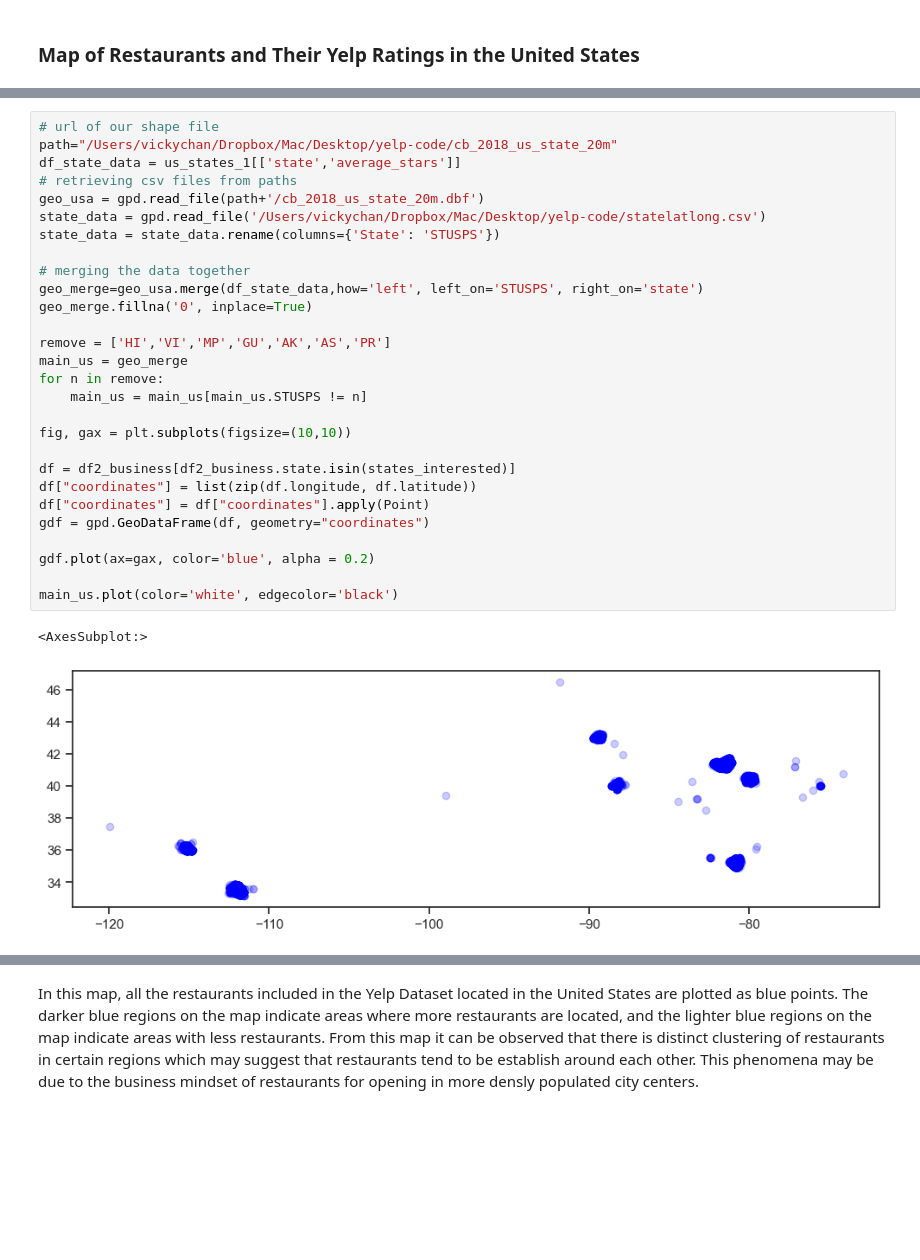
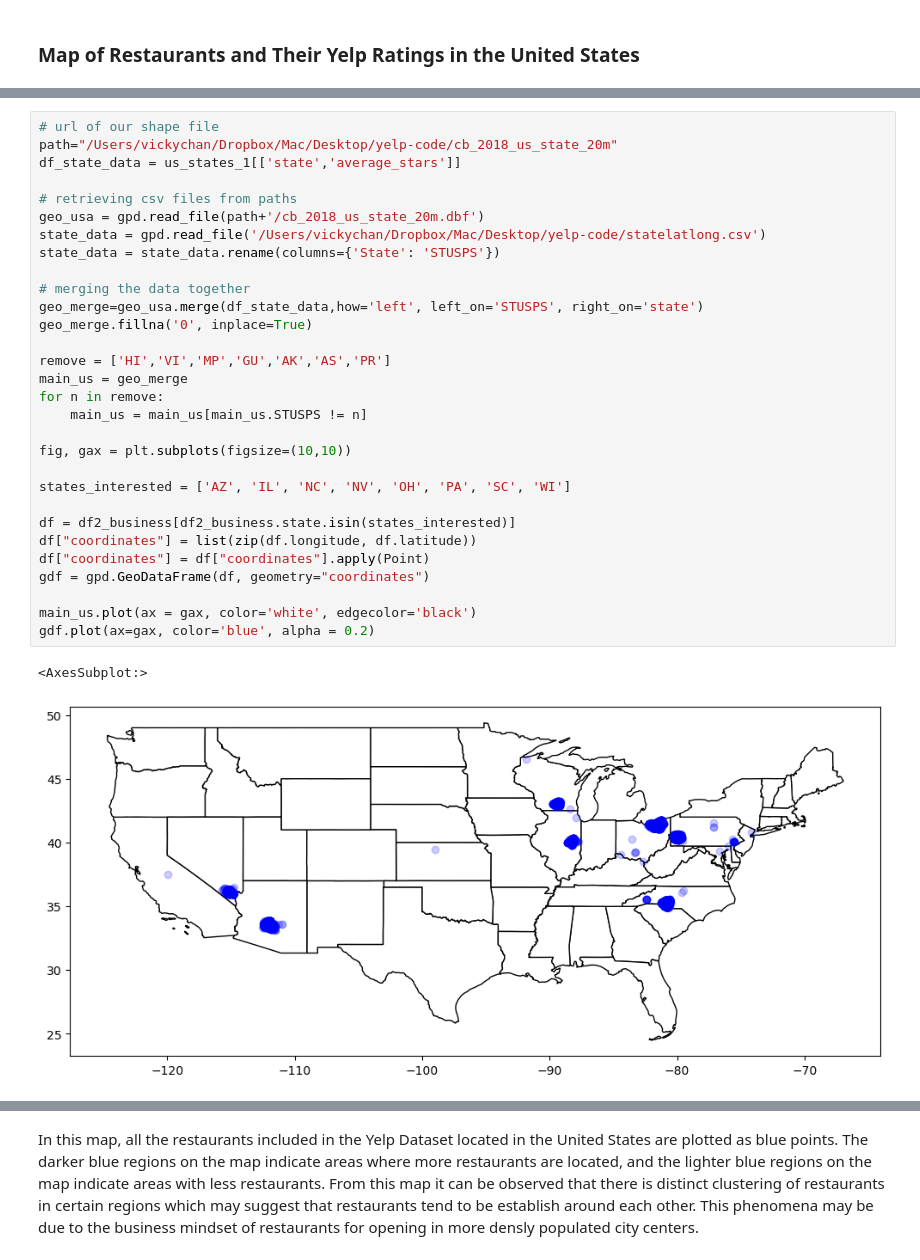
Before and after one commit to vvickychan/yelp-code, a Jupyter notebook: yelp.ipynb, the cells around one changed output, grey strips where cells are left out. Saved outputs shown, nothing was run; the diff lists cells and outputs as text; blank space fills up the shorter version.

Commit message:
Fixing Project 2 maps
2 maps changed to geopandas & fixed colorbar issue

```diff
--- a/yelp.ipynb
+++ b/yelp.ipynb
@@ -691,31 +666,33 @@ Text(0.5, 1.0, 'Restaurants in the United States')
 # %%
 # url of our shape file
 path="/Users/vickychan/Dropbox/Mac/Desktop/yelp-code/cb_2018_us_state_20m"
 df_state_data = us_states_1[['state','average_stars']]
+
 # retrieving csv files from paths
 geo_usa = gpd.read_file(path+'/cb_2018_us_state_20m.dbf')
 state_data = gpd.read_file('/Users/vickychan/Dropbox/Mac/Desktop/yelp-code/statelatlong.csv')
 state_data = state_data.rename(columns={'State': 'STUSPS'})
 
 # merging the data together
 geo_merge=geo_usa.merge(df_state_data,how='left', left_on='STUSPS', right_on='state')
 geo_merge.fillna('0', inplace=True)
 
 remove = ['HI','VI','MP','GU','AK','AS','PR']
 main_us = geo_merge
 for n in remove:
     main_us = main_us[main_us.STUSPS != n]
 
 fig, gax = plt.subplots(figsize=(10,10))
 
+states_interested = ['AZ', 'IL', 'NC', 'NV', 'OH', 'PA', 'SC', 'WI']
+
 df = df2_business[df2_business.state.isin(states_interested)]
 df["coordinates"] = list(zip(df.longitude, df.latitude))
 df["coordinates"] = df["coordinates"].apply(Point)
 gdf = gpd.GeoDataFrame(df, geometry="coordinates")
 
+main_us.plot(ax = gax, color='white', edgecolor='black')
 gdf.plot(ax=gax, color='blue', alpha = 0.2)
-
-main_us.plot(color='white', edgecolor='black')
 # %% [output]
 <AxesSubplot:>
-[figure, old version]
+[figure, new version]
```
Also changed, not shown: parts of 25 cells of this notebook.
